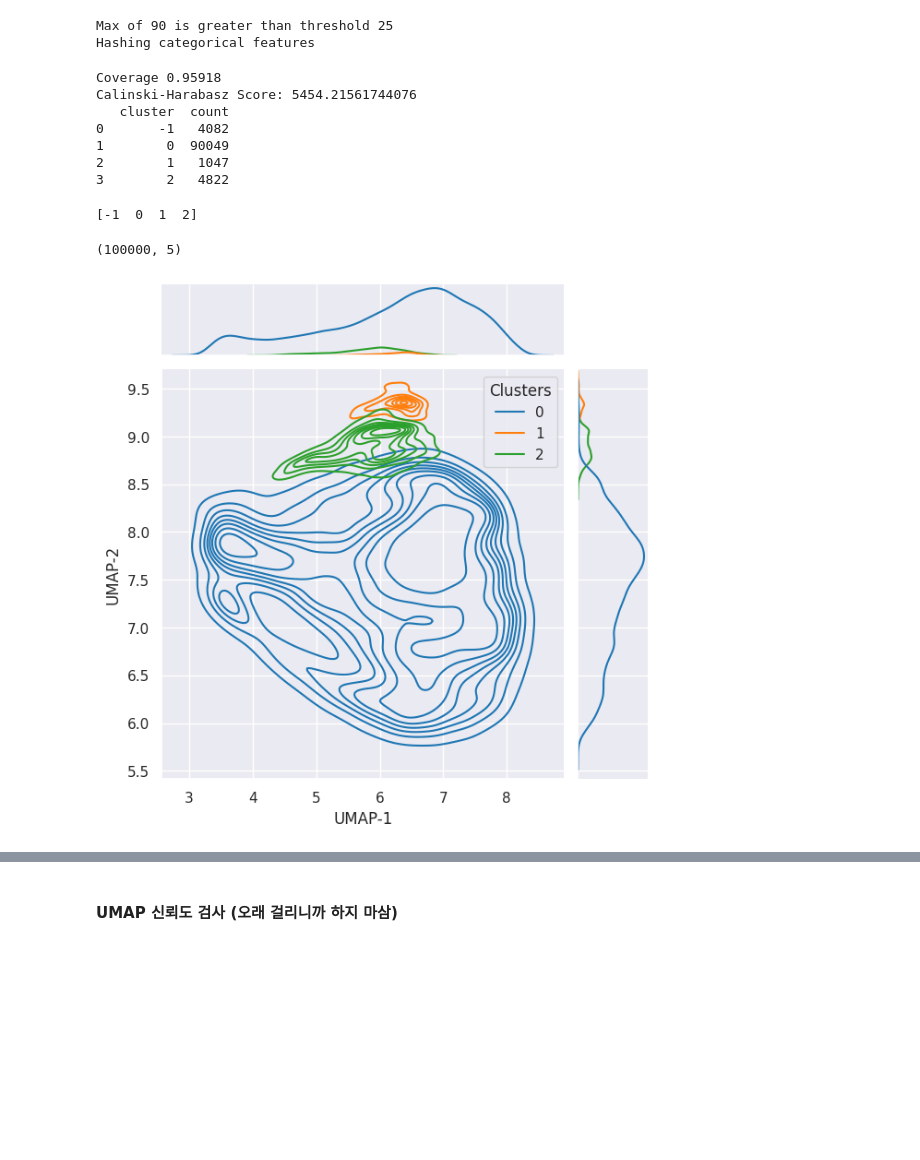
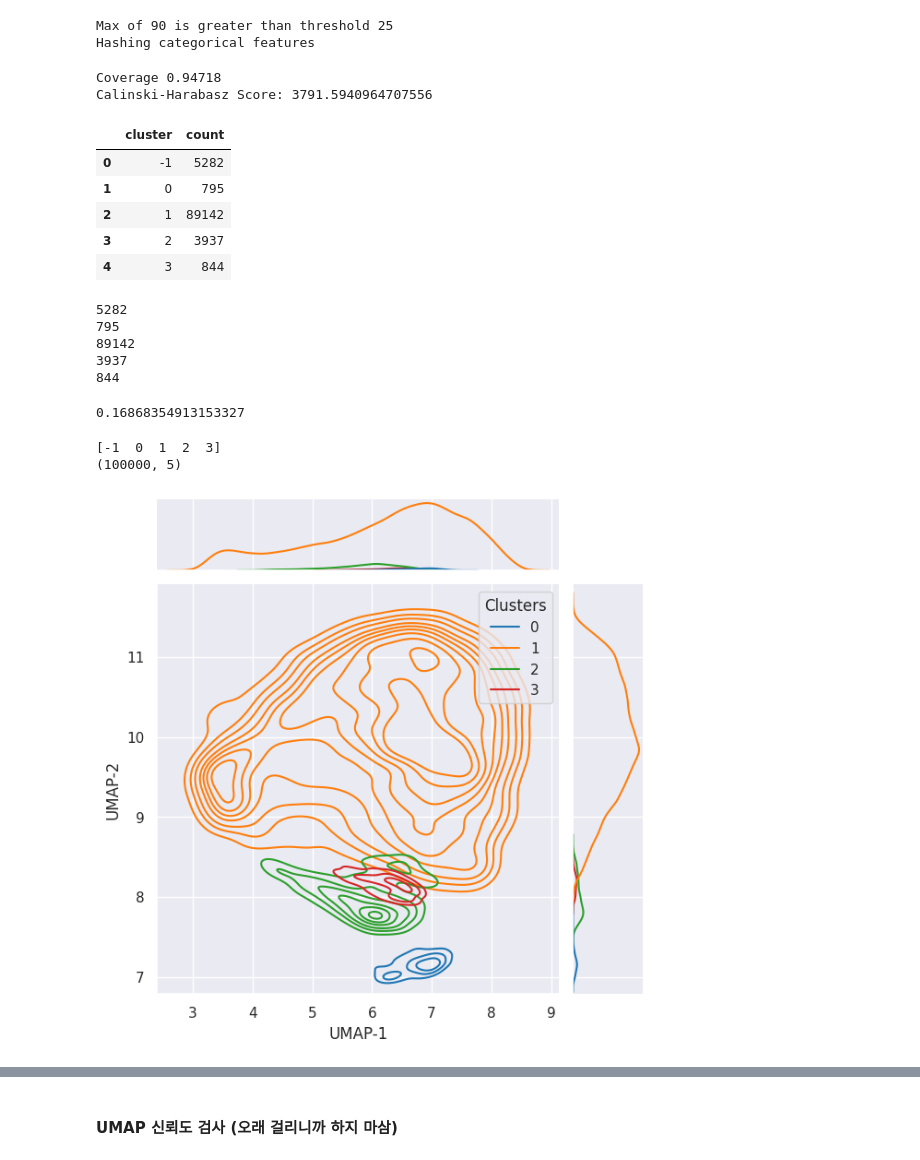
Before and after one commit to OREYH/DenseClus, a Jupyter notebook: Clustering_MostAI.ipynb, the cells around one changed output, grey strips where cells are left out. Saved outputs shown, nothing was run; the diff lists cells and outputs as text; code cells hidden in the pictures; blank space fills up the shorter version.

```diff
--- a/Clustering_MostAI.ipynb
+++ b/Clustering_MostAI.ipynb
@@ -38,7 +38,8 @@ sns.set(rc={"figure.figsize": (10, 8)})
 #### 데이터 호출
 # %%
 # 저장된 yaml 파일 불러오기
-YAML_PATH = './yaml/hp_config_20250624_025226.yaml'
+RESULT_PATH = './results/20250624_025259'
+YAML_PATH = os.path.join(RESULT_PATH, "config.yaml")
 
 with open(YAML_PATH) as file:
     config = yaml.full_load(file)
@@ -124,38 +125,71 @@ clustered = labels >= 0
 cnts = pd.DataFrame(labels)[0].value_counts()
 cnts = cnts.reset_index()
 cnts.columns = ["cluster", "count"]
-print(cnts.sort_values(["cluster"], ignore_index=True))
+cnts = cnts.sort_values(['cluster'], ignore_index=True)
+
+display(cnts)
 # %% [output]
-Coverage 0.95918
-Calinski-Harabasz Score: 5454.21561744076
-   cluster  count
-0       -1   4082
-1        0  90049
-2        1   1047
-3        2   4822
+Coverage 0.94718
+Calinski-Harabasz Score: 3791.5940964707556
+|  | cluster | count |
+| 0 | -1 | 5282 |
+| 1 | 0 | 795 |
+| 2 | 1 | 89142 |
+| 3 | 2 | 3937 |
+| 4 | 3 | 844 |
+# %%
+for index, row in cnts.iterrows():
+    print(row['count'])
+# %% [output]
+5282
+795
+89142
+3937
+844
+# %%
+def cluster_uniforminity(counts: pd.DataFrame, eps: float = 1e-12) -> float:
+    """
+    0(최악) ~ 1(최고) 사이 균형 점수 반환.
+    """
+    counts_arr = counts.loc[counts['cluster'] != -1, "count"].values # -1 제외
+
+    k = len(counts) # 클러스터 개수
+    p = counts_arr / counts_arr.sum() # 비율
+    entropy = -np.sum(p * np.log(p + eps))
+
+    return float(entropy / np.log(k)) # 정규화
+
+score = cluster_uniforminity(cnts)
+
+print(score)
+# %% [output]
+0.16868354913153327
 # %%
 print(np.unique(labels))
-
-embedding.shape
+print(embedding.shape) # UMAP Embedding으로, 실제 라벨과는 다름 (combined → n_components)
 # %% [output]
-[-1  0  1  2]
+[-1  0  1  2  3]
+(100000, 5)
-(100000, 5)
 # %%
+VISUIAL_PATH = os.path.join(RESULT_PATH, "visualization")
+os.makedirs(VISUIAL_PATH, exist_ok=True)
+
 g = sns.jointplot(
     x=embedding[clustered, 0],
-    y=embedding[clustered, -1],
+    y=embedding[clustered, 1],
     hue=labels[clustered],
     kind="kde", palette='tab10' )
 
 g.set_axis_labels("UMAP-1", "UMAP-2")
 
 legend = g.ax_joint.get_legend()
 if legend:
     legend.set_title("Clusters")
 
+plt.savefig(os.path.join(VISUIAL_PATH, "UMAP.png"), dpi=300)
 plt.show()
 # %% [output]
-[figure, old version]
+[figure, new version]
 # %%
 clf.hdbscan_.condensed_tree_.plot(
     select_clusters=True,
```
Also changed, not shown: parts of 6 cells of this notebook, 15 other files.
